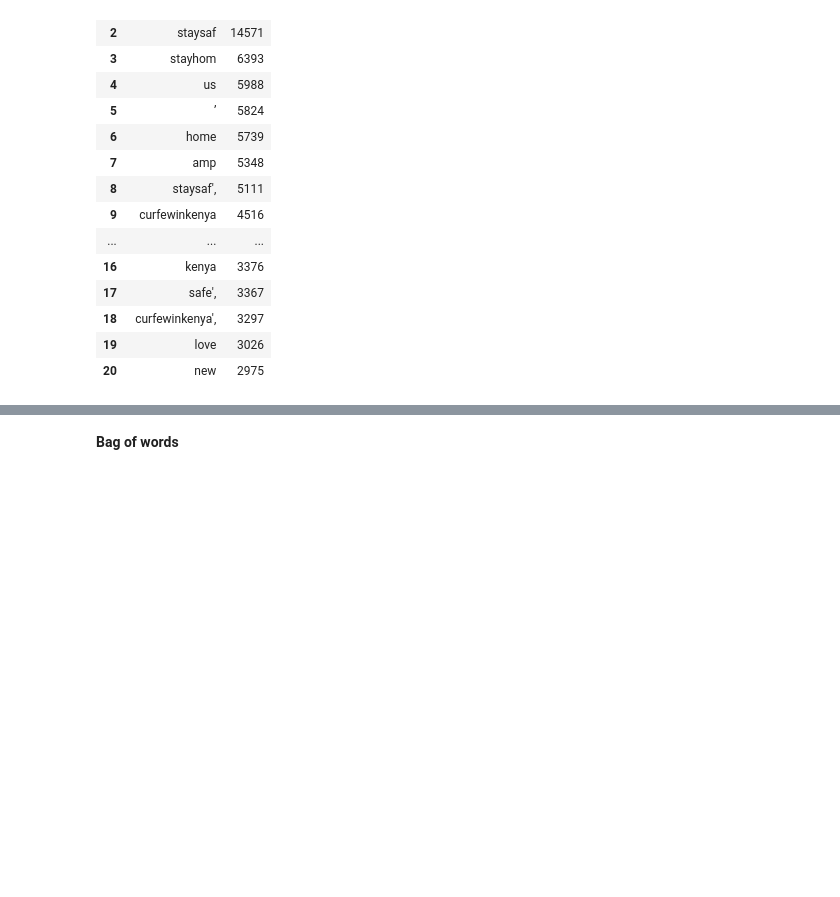
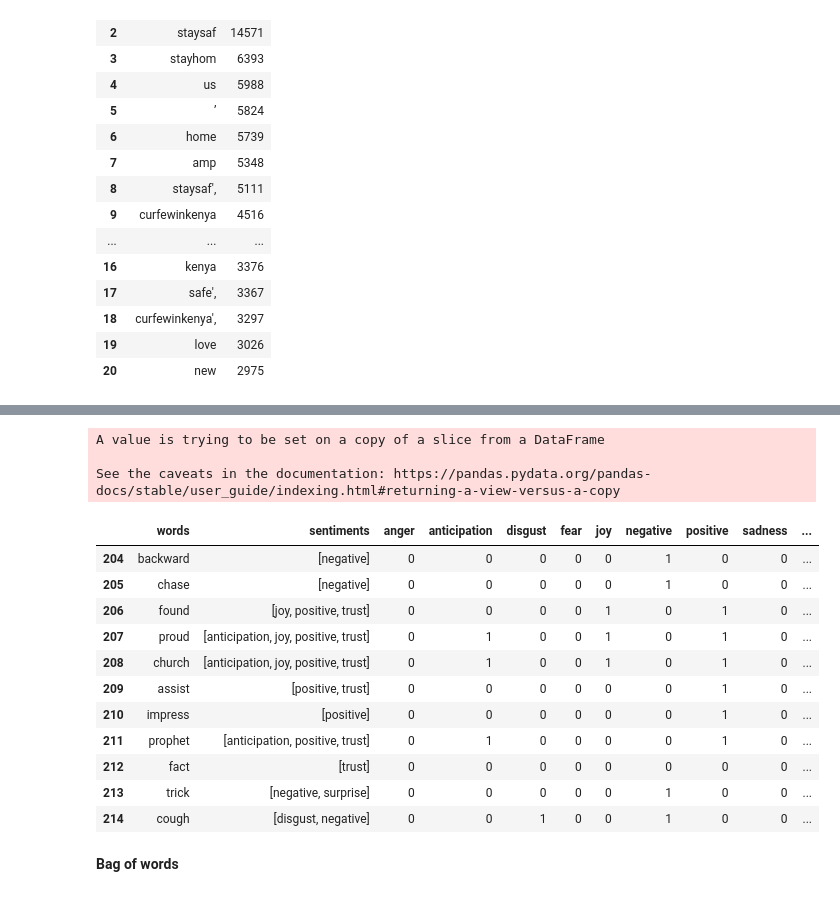
Before and after one commit to Grivine-19/Coronavirus-Sentiment-Analysis-Kenya, a Jupyter notebook: nairobi_county.ipynb, the cells around one changed output, grey strips where cells are left out. Saved outputs shown, nothing was run; the diff lists cells and outputs as text; code cells hidden in the pictures; blank space fills up the shorter version.

```diff
--- a/nairobi_county.ipynb
+++ b/nairobi_county.ipynb
@@ -579,3 +694,27 @@ temp.style.background_gradient(cmap = 'Blues')
+# %%
+a=0
+for i in sentiment_words['sentiments']:
+    for y in sentiment:
+        sentiment_words[y][a] = int(y in i)
+    a=a+1
+
+sentiment_words.tail(11)
+# %% [output]
+A value is trying to be set on a copy of a slice from a DataFrame
+
+See the caveats in the documentation: https://pandas.pydata.org/pandas-docs/stable/user_guide/indexing.html#returning-a-view-versus-a-copy
+|  | words | sentiments | anger | anticipation | disgust | fear | joy | negative | positive | sadness | ... |
+| 204 | backward | [negative] | 0 | 0 | 0 | 0 | 0 | 1 | 0 | 0 | ... |
+| 205 | chase | [negative] | 0 | 0 | 0 | 0 | 0 | 1 | 0 | 0 | ... |
+| 206 | found | [joy, positive, trust] | 0 | 0 | 0 | 0 | 1 | 0 | 1 | 0 | ... |
+| 207 | proud | [anticipation, joy, positive, trust] | 0 | 1 | 0 | 0 | 1 | 0 | 1 | 0 | ... |
+| 208 | church | [anticipation, joy, positive, trust] | 0 | 1 | 0 | 0 | 1 | 0 | 1 | 0 | ... |
+| 209 | assist | [positive, trust] | 0 | 0 | 0 | 0 | 0 | 0 | 1 | 0 | ... |
+| 210 | impress | [positive] | 0 | 0 | 0 | 0 | 0 | 0 | 1 | 0 | ... |
+| 211 | prophet | [anticipation, positive, trust] | 0 | 1 | 0 | 0 | 0 | 0 | 1 | 0 | ... |
+| 212 | fact | [trust] | 0 | 0 | 0 | 0 | 0 | 0 | 0 | 0 | ... |
+| 213 | trick | [negative, surprise] | 0 | 0 | 0 | 0 | 0 | 1 | 0 | 0 | ... |
+| 214 | cough | [disgust, negative] | 0 | 0 | 1 | 0 | 0 | 1 | 0 | 0 | ... |
 # %% [markdown]
 **Bag of words**
 # %%
```
Also changed, not shown: parts of 13 cells of this notebook.
